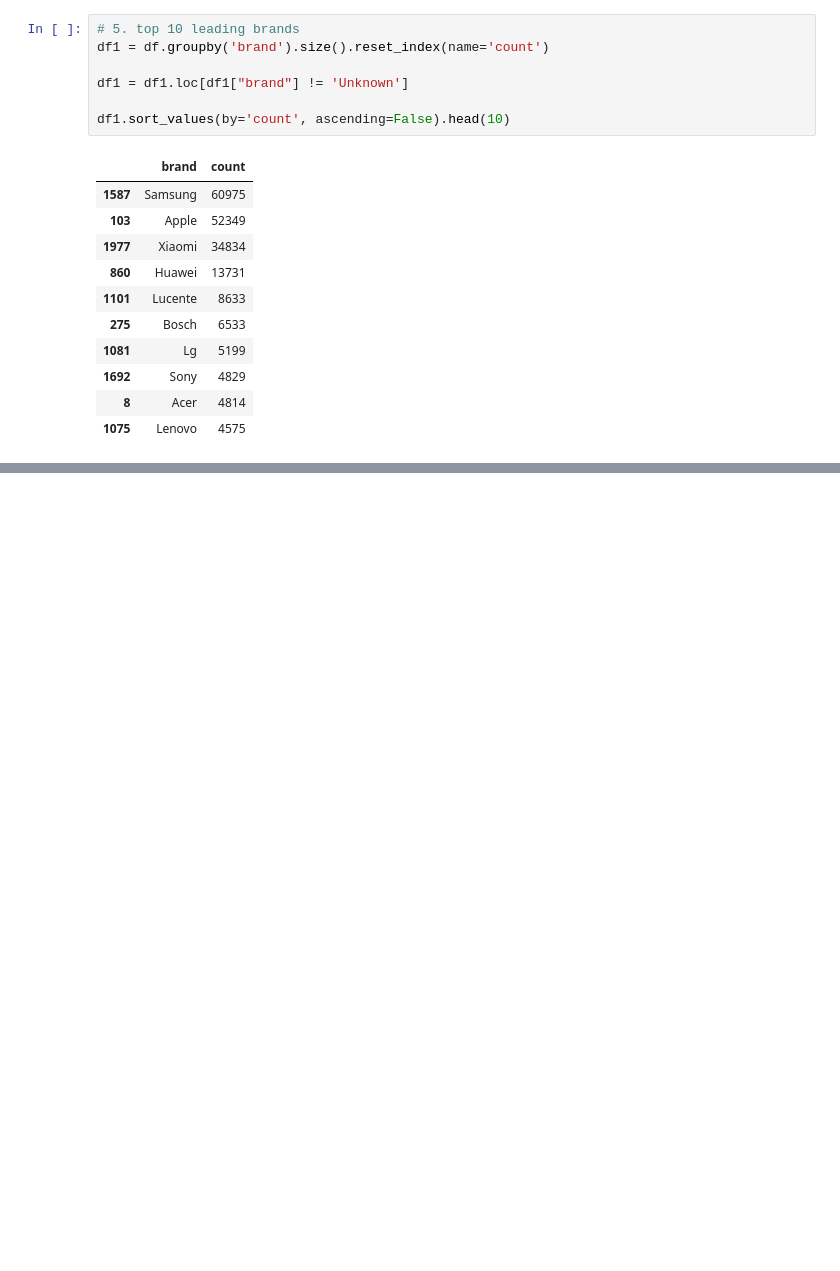
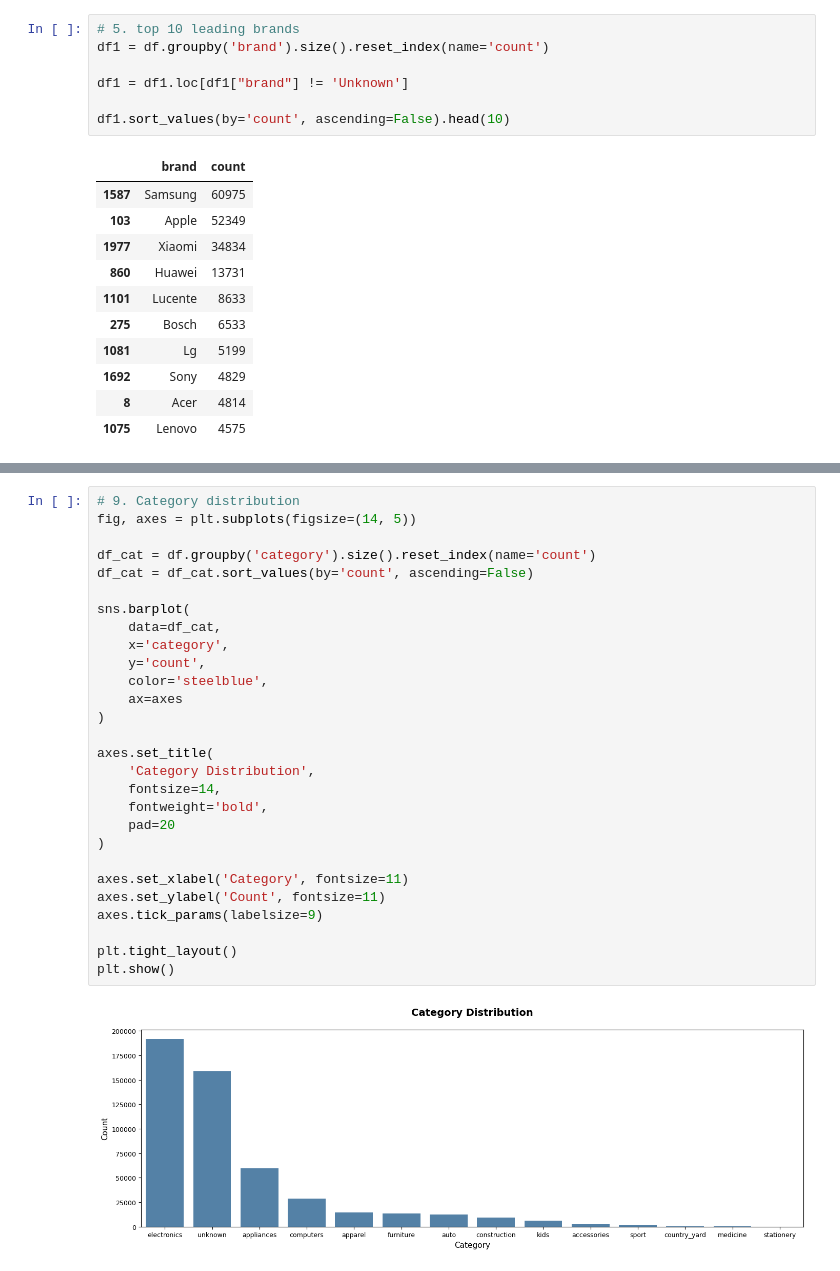
Before and after one commit to hamzahbraimo/ecommerce-funnel-analysis, a Jupyter notebook: notebooks/01_data_explore.ipynb, the cells around one changed output, grey strips where cells are left out. Cells and saved outputs as stored; diff of their text form; blank space fills up the shorter version.

```diff
--- a/notebooks/01_data_explore.ipynb
+++ b/notebooks/01_data_explore.ipynb
@@ -95,0 +191,30 @@ df1.sort_values(by='count', ascending=False).head(10)
+# %%
+# 9. Category distribution
+fig, axes = plt.subplots(figsize=(14, 5))
+
+df_cat = df.groupby('category').size().reset_index(name='count')
+df_cat = df_cat.sort_values(by='count', ascending=False)
+
+sns.barplot(
+    data=df_cat,
+    x='category',
+    y='count',
+    color='steelblue',
+    ax=axes
+)
+
+axes.set_title(
+    'Category Distribution',
+    fontsize=14,
+    fontweight='bold',
+    pad=20
+)
+
+axes.set_xlabel('Category', fontsize=11)
+axes.set_ylabel('Count', fontsize=11)
+axes.tick_params(labelsize=9)
+
+plt.tight_layout()
+plt.show()
+# %% [output]
+[figure, added]
```
Also changed, not shown: parts of 5 cells of this notebook, 2 other files.
